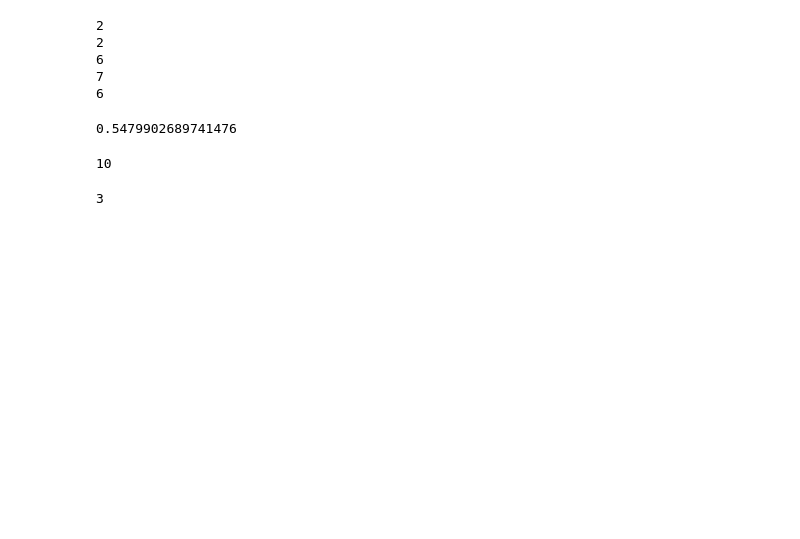
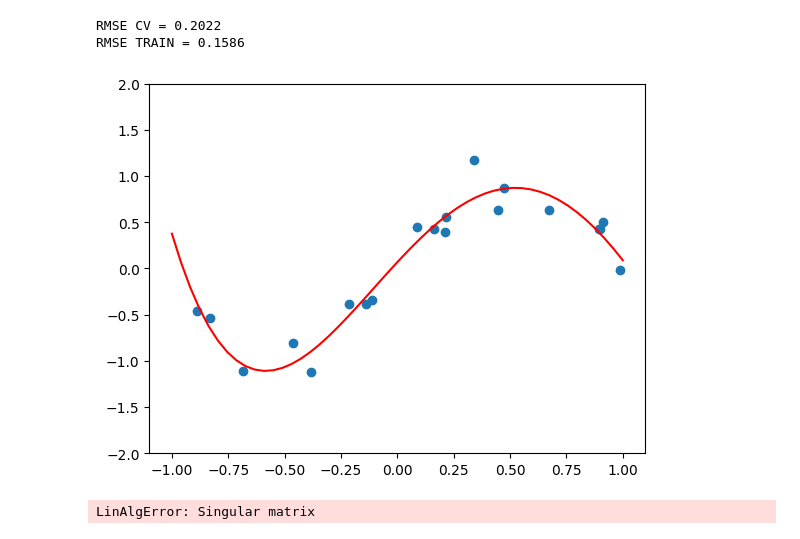
Before and after one commit to N-Siwakorn/mltest, a Jupyter notebook: w4.ipynb, the cells around one changed output. Drawn from its saved outputs; the diff is of its cells as text; code cells hidden in the pictures; blank space fills up the shorter version.

```diff
--- a/w4.ipynb
+++ b/w4.ipynb
@@ -67,7 +67,8 @@ def nested_cross_validated(data,fold):
         best_avg = min(deg_avg.values())
 
         best_degree = match_values(deg_sd,best_sd)
-        print(best_degree)
+        # best_degree = match_values(deg_avg,best_avg)
+        # print(best_degree)
         rmstemp = rmse_calculator(train_val,test,best_degree)
         rms.append(rmstemp)
     return sum(rms)/len(rms)
@@ -95,10 +96,10 @@ def table(sizelist,maxseed,degree,noise):
 
 def generate_custom_sine_wave(num_points,seed,noise=0):
     random.seed(seed)
-    x = [round(random.uniform(-1,1),3) for _ in range(num_points)]
+    x = [random.uniform(-1,1) for _ in range(num_points)]
     # y = [np.sin(np.pi * i) for i in x]
 
-    y = [round(np.sin(np.pi * i),3)+np.random.normal(0,noise,1)[0] for i in x]
+    y = [np.sin(np.pi * i)+np.random.normal(0,noise,1)[0] for i in x]
     xy = [[x[i],y[i]] for i in range(num_points)]
     return xy
 
@@ -128,46 +129,46 @@ def rmse_calculator(train,test,degree):
     coef = normal_eq(train,degree)
     result = rmse(coef,test)
     return result
-# %%
-xy = generate_custom_sine_wave(80,2,0.5)
-
-nested_cross_validated(xy,5)
-# %% [output]
-2
-2
-6
-7
-6
-0.5479902689741476
+# %%
+# xy = generate_custom_sine_wave(200,19,0)
+# round(nested_cross_validated(xy,5))
+for i in range(20,501,10):
+    xy = generate_custom_sine_wave(i,2,0)
+    print(i,round(cross_validated(xy,5,5),4),round(nested_cross_validated(xy,5),4))
 # %%
-xy = generate_custom_sine_wave(1,2,0)
+xy = generate_custom_sine_wave(20,2,0.2)
 x_arr = [i[0] for i in xy]
 y_arr = [i[1] for i in xy]
 plt.scatter(x_arr,y_arr)
-
-coef = normal_eq(xy,1)
+degree = 4
+coef = normal_eq(xy,degree)
 
 def yl(x,coef):
     yl = []
     for i in x:
         y = 0
         for j in range(len(coef)):
             y += coef.item(j)*i**(j)
         yl.append(y)
     return yl
-print(round(rmse(coef,xy),4))
+print('RMSE CV =','%.4f'%cross_validated(xy,5,degree))
+print('RMSE TRAIN =','%.4f'%rmse_calculator(xy,xy,degree))
 # print(cross_validated(xy,,1))
 # y = 0
 # x = sym.symbols('x')
 # for i in range(len(coef)):
 #     y += coef.item(i)*x**(i)
 # print(sym.simplify(y))
 lix = list(np.linspace(-1,1))
 # liy = [y.subs([(x,i)]) for i in lix]
 liy = yl(lix,coef)
 plt.ylim([-2,2])
 plt.plot(lix,liy,color ='red')
 plt.show()
+# %% [output]
+RMSE CV = 0.2022
+RMSE TRAIN = 0.1586
+[figure, added]
 # %%
 
 
@@ -187,6 +188,20 @@ def match_values(dicts,val):
         if dicts[i] == val:
             return i
 match_values(a,10)
-# %% [output]
-10
-3
+# %%
+cv = []
+train = []
+x = []
+for i in range(10,201,10):
+    xy = generate_custom_sine_wave(i,15)
+    # print('%.4f'%cross_validated(xy,5,7))
+    print('%.4f'%nested_cross_validated(xy,5))
+    # cv.append(cross_validated(xy,5,1))
+    # train.append(rmse_calculator(xy,xy,1))
+    # x.append(i)
+
+# plt.plot(x,cv,color = 'red')
+# plt.plot(x,train,color='blue')
+# plt.show()
+# %% [output]
+LinAlgError: Singular matrix
```
